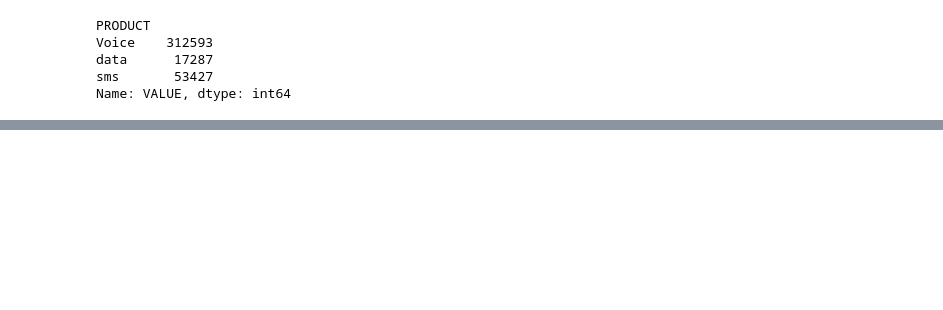
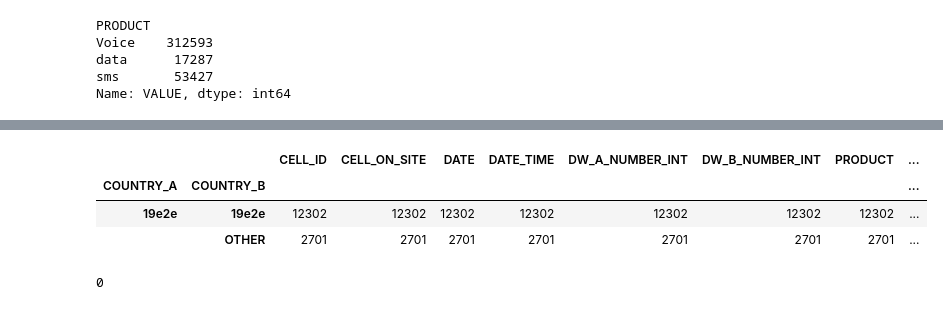
Before and after one commit to mmburu8/moringa_prep_projects, a Jupyter notebook: Moringa_Data_Science_Prep_W3_Independent_Project_2019_07_Martin_Mburu_Python.ipynb, the cells around one changed output, grey strips where cells are left out. Drawn from its saved outputs; the diff is of its cells as text; code cells hidden in the pictures; blank space fills up the shorter version.

```diff
--- a/Moringa_Data_Science_Prep_W3_Independent_Project_2019_07_Martin_Mburu_Python.ipynb
+++ b/Moringa_Data_Science_Prep_W3_Independent_Project_2019_07_Martin_Mburu_Python.ipynb
@@ -128,0 +116,15 @@ AttributeError: ignored
+# %%
+all_days.pivot_table(index= ["COUNTRY_A", "COUNTRY_B"], aggfunc= "count")
+# %% [output]
+|  |  | CELL_ID | CELL_ON_SITE | DATE | DATE_TIME | DW_A_NUMBER_INT | DW_B_NUMBER_INT | PRODUCT | ... |
+| COUNTRY_A | COUNTRY_B |  |  |  |  |  |  |  | ... |
+| 19e2e | 19e2e | 12302 | 12302 | 12302 | 12302 | 12302 | 12302 | 12302 | ... |
+|  | OTHER | 2701 | 2701 | 2701 | 2701 | 2701 | 2701 | 2701 | ... |
+# %%
+all_days["VALUE"].mean()
+all_days["VALUE"].var()
+all_days["VALUE"].std()
+all_days["VALUE"].skew()
+all_days["VALUE"].min()
+# %% [output]
+0
```
Also changed, not shown: parts of 9 cells of this notebook.
